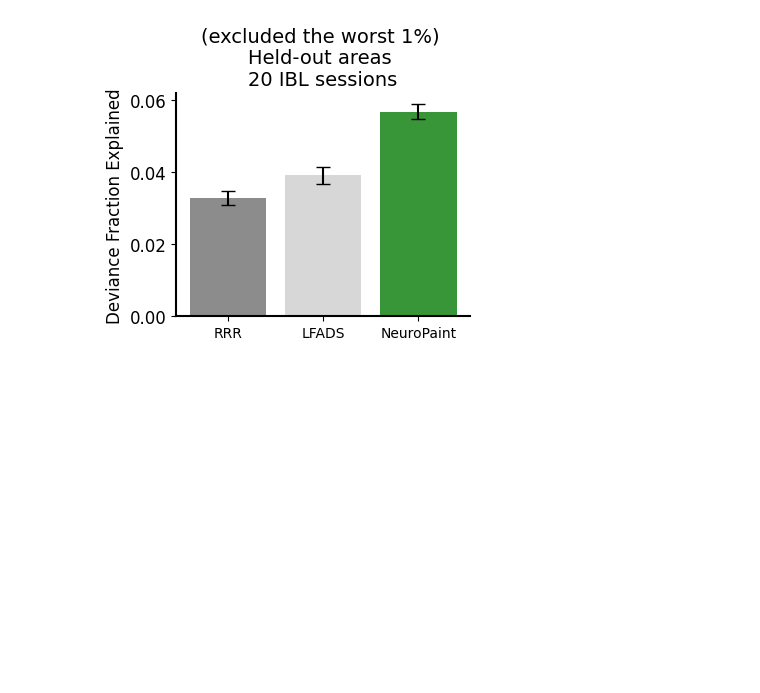
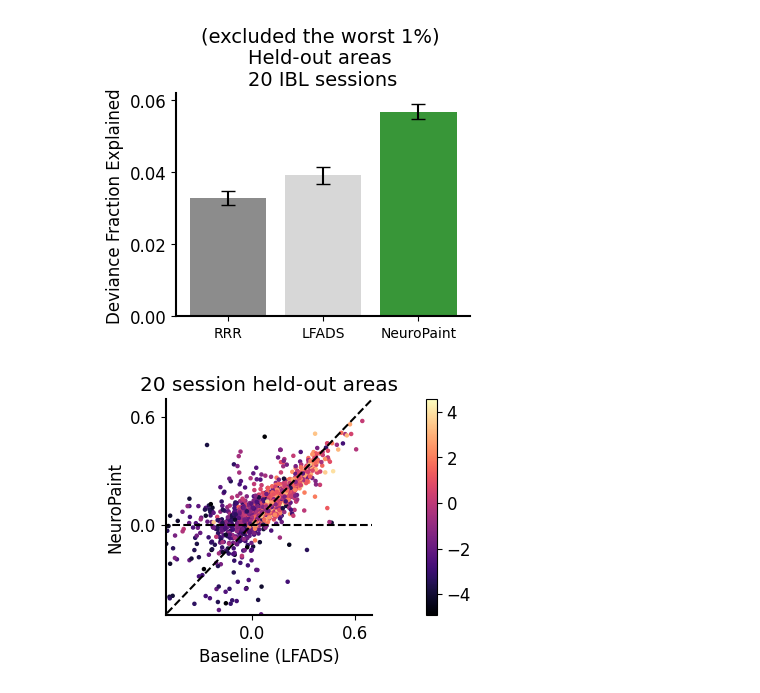
Before and after one commit to noahmfoster/NeuroPaint, a Jupyter notebook: fig3_IBL.ipynb, the cells around one changed output. Saved outputs shown, nothing was run; the diff lists cells and outputs as text; code cells hidden in the pictures; blank space fills up the shorter version.

Commit message:
add_code_for_scatter_plot

```diff
--- a/fig3_IBL.ipynb
+++ b/fig3_IBL.ipynb
@@ -732,0 +769,31 @@ plt.tight_layout()
+# %%
+fig = plt.figure(figsize=(3.5,2.8))
+gs = gridspec.GridSpec(1, 2, width_ratios=[1, 0.05], wspace=0.5)
+ax1 = plt.subplot(gs[0])
+plt.title(f'20 session held-out areas')
+
+sc1 = ax1.scatter(dfe_lfads_all, dfe_mae_all, c=log_fr_all, cmap='magma', s=5)
+min = -0.5
+max = 0.7
+ax1.set_xlabel('Baseline (LFADS)')
+ax1.set_ylabel('NeuroPaint')
+ax1.plot([-3,3],[-3,3], 'k--')
+ax1.plot([-3,3],[0,0], 'k--')
+ax1.set_xlim([min,max])
+ax1.set_ylim([min,max])
+ax1.set_xticks([0, max-0.1])
+ax1.set_yticks([0, max-0.1])
+
+# Style adjustments
+for spine in ax1.spines.values():
+    spine.set_linewidth(1.5)
+ax1.spines['top'].set_visible(False)
+ax1.spines['right'].set_visible(False)
+
+cbar_ax = plt.subplot(gs[1])
+cbar = fig.colorbar(sc1, cax=cbar_ax)
+
+plt.tight_layout()
+#plt.savefig(figure_path + f'fig3/IBL_dfe_w_log_fr_20sessions.pdf', transparent=True)
+# %% [output]
+[figure, added]
```
Also changed, not shown: parts of 1 cell of this notebook, 2 other files.
